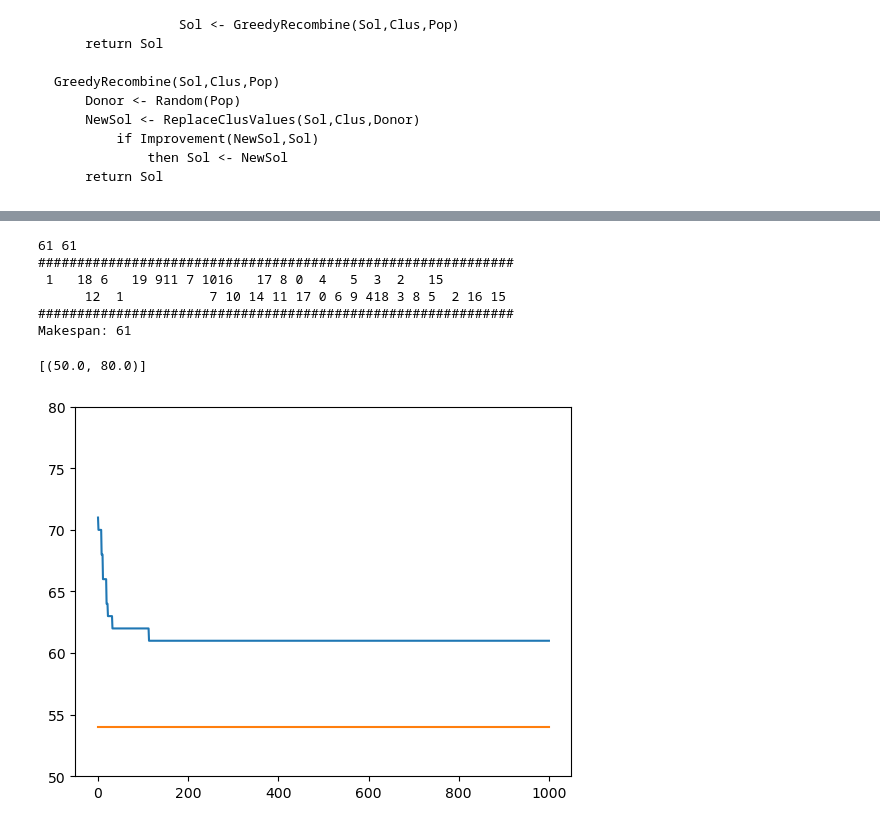
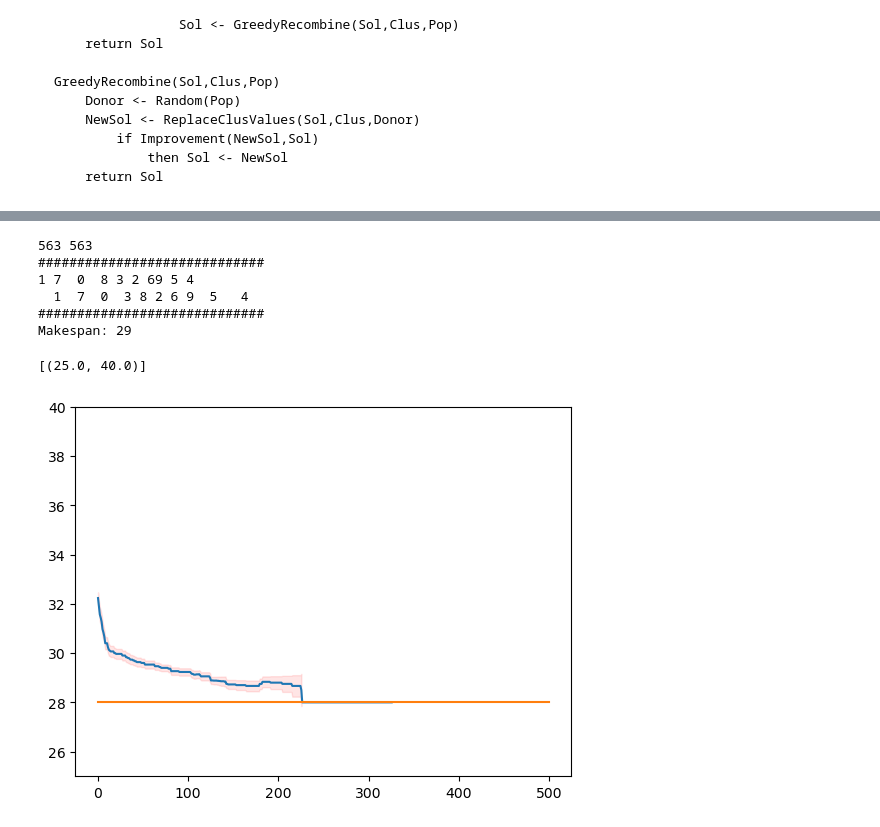
Before and after one commit to Duzhinsky/scheduling, a Jupyter notebook: ltga.ipynb, the cells around one changed output, grey strips where cells are left out. Saved outputs shown, nothing was run; the diff lists cells and outputs as text; code cells hidden in the pictures.

```diff
--- a/ltga.ipynb
+++ b/ltga.ipynb
@@ -53,7 +53,7 @@ def f2_cmax_johnson_solver(jobs: List[Job]) -> List[Job]:
     return list(first_stage_jobs + second_stage_jobs)
 # %%
 from data import load_data
-jobs_data = load_data("data2x20.pkl")
+jobs_data = load_data("data2x10.pkl")
 # %%
 from schedule import order_to_schedule
 
@@ -92,7 +92,7 @@ GreedyRecombine(Sol,Clus,Pop)
 import pickle
 from main import one_run
 runs = []
-for i in range(1):
+for i in range(30):
     runFitness, finalBest = one_run(jobs_data)
     print(f"Run {i}")
     runs.append(runFitness)
@@ -123,7 +123,7 @@ Run 0
 from ltga.FitnessFunction import ScheduleFitness
 import pickle
 
-with open("data/res.pkl", 'rb') as inp:
+with open("data/res5x100.pkl", 'rb') as inp:
     runs = pickle.load(inp)
 results = [run[-1] for run in runs]
 print(min(results), max(results))
@@ -132,30 +132,48 @@ with open("data/best.pkl", 'rb') as inp:
     best = pickle.load(inp)
 print(ScheduleFitness(jobs_data).genesToSchedule(best.genes))
 # %% [output]
-61 61
-#############################################################
- 1   18 6   19 911 7 1016   17 8 0  4   5  3  2   15
-      12  1           7 10 14 11 17 0 6 9 418 3 8 5  2 16 15
-#############################################################
-Makespan: 61
+563 563
+#############################
+1 7  0  8 3 2 69 5 4
+  1  7  0  3 8 2 6 9  5   4
+#############################
+Makespan: 29
 # %%
 import scipy
 from matplotlib import pyplot as plt
 import numpy as np
 
-x = np.linspace(0, len(runs[0]), len(runs[0]))
-y = [np.mean([runs[j][i] for j in range(len(runs))]) for i in range(len(runs[0]))]
-ci = [scipy.stats.t.interval(0.999, len(runs)-1, loc=np.mean([runs[j][i] for j in range(len(runs))]), scale=scipy.stats.sem([runs[j][i] for j in range(len(runs))])) for i in range(len(runs[0]))]
+# y = [np.mean([runs[j][i] for j in range(len(runs))]) for i in range(len(runs[0]))]
+y = []
+for i in range(500):
+    m = []
+    for j in range(len(runs)):
+        if i < len(runs[j]):
+            m.append(runs[j][i])
+    y.append(np.mean(m))
+x = np.linspace(0, len(y), len(y))
+ci = []
+for i in range(len(y)):
+    m = []
+    for j in range(len(runs)):
+        if i < len(runs[j]):
+            m.append(runs[j][i])
+    ci.append(scipy.stats.t.interval(
+        0.8,
+        len(runs)-1,
+        loc=np.mean(m),
+        scale=scipy.stats.sem(m)
+    ))
 # print(ci)
 optimal = schedule.makespan
 
 fig, ax = plt.subplots()
 ax.plot(x,y)
-ym = [ci[i][0] for i in range(len(y))]
-yp = [ci[i][1] for i in range(len(y))]
-ax.fill_between(x, ym, yp, color='y', alpha=.1)
-ax.plot([0, len(runs[0])], [optimal, optimal])
-ax.set(ylim = (50,80))
+ym = [ci[i][0] for i in range(len(x))]
+yp = [ci[i][1] for i in range(len(x))]
+ax.fill_between(x, ym, yp, color='r', alpha=.1)
+ax.plot([0, len(x)], [optimal, optimal])
+ax.set(ylim = (25,40))
 # %% [output]
-[(50.0, 80.0)]
+[(25.0, 40.0)]
-[figure, old version]
+[figure, new version]
```
Also changed, not shown: parts of 2 cells of this notebook, 4 other files.
